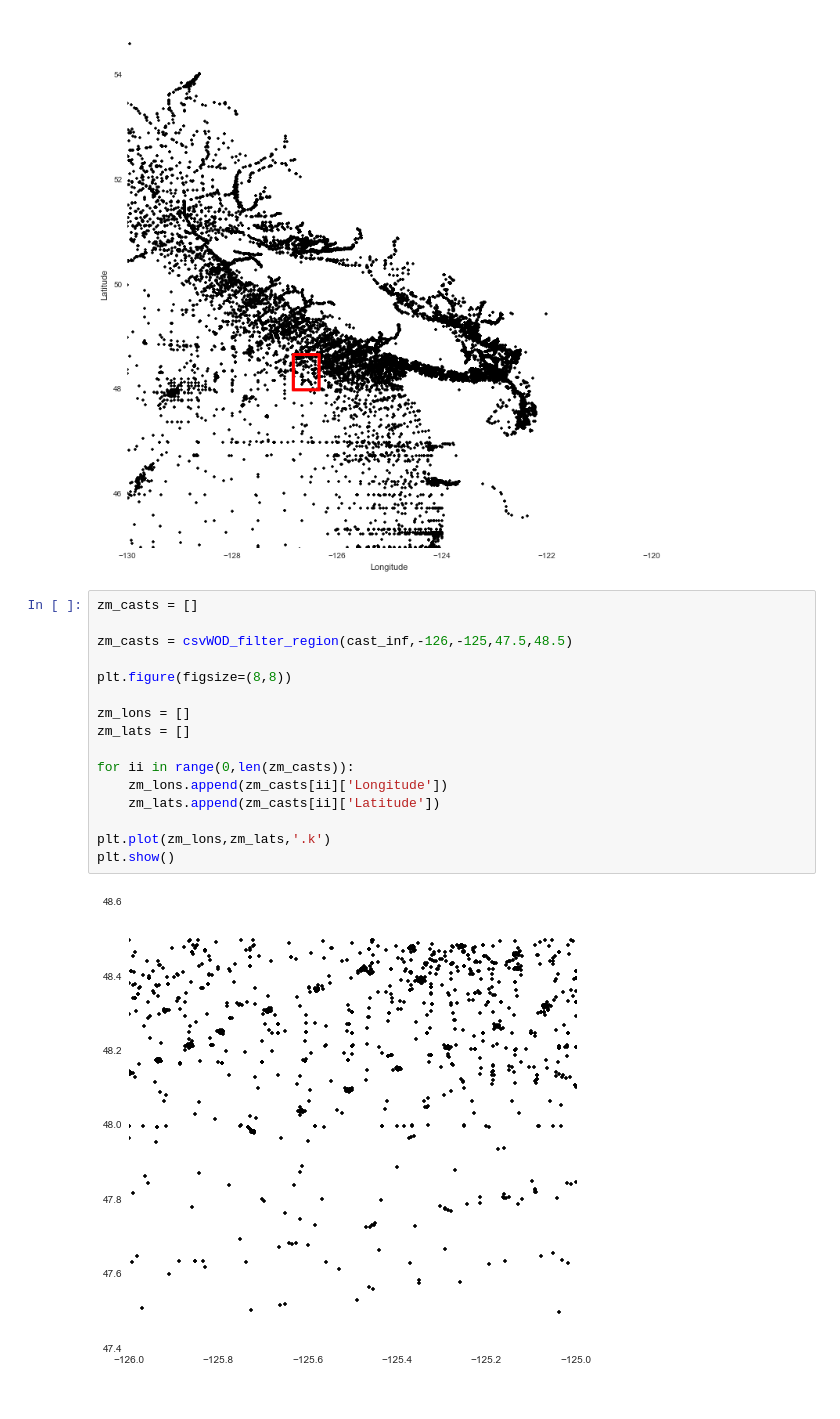
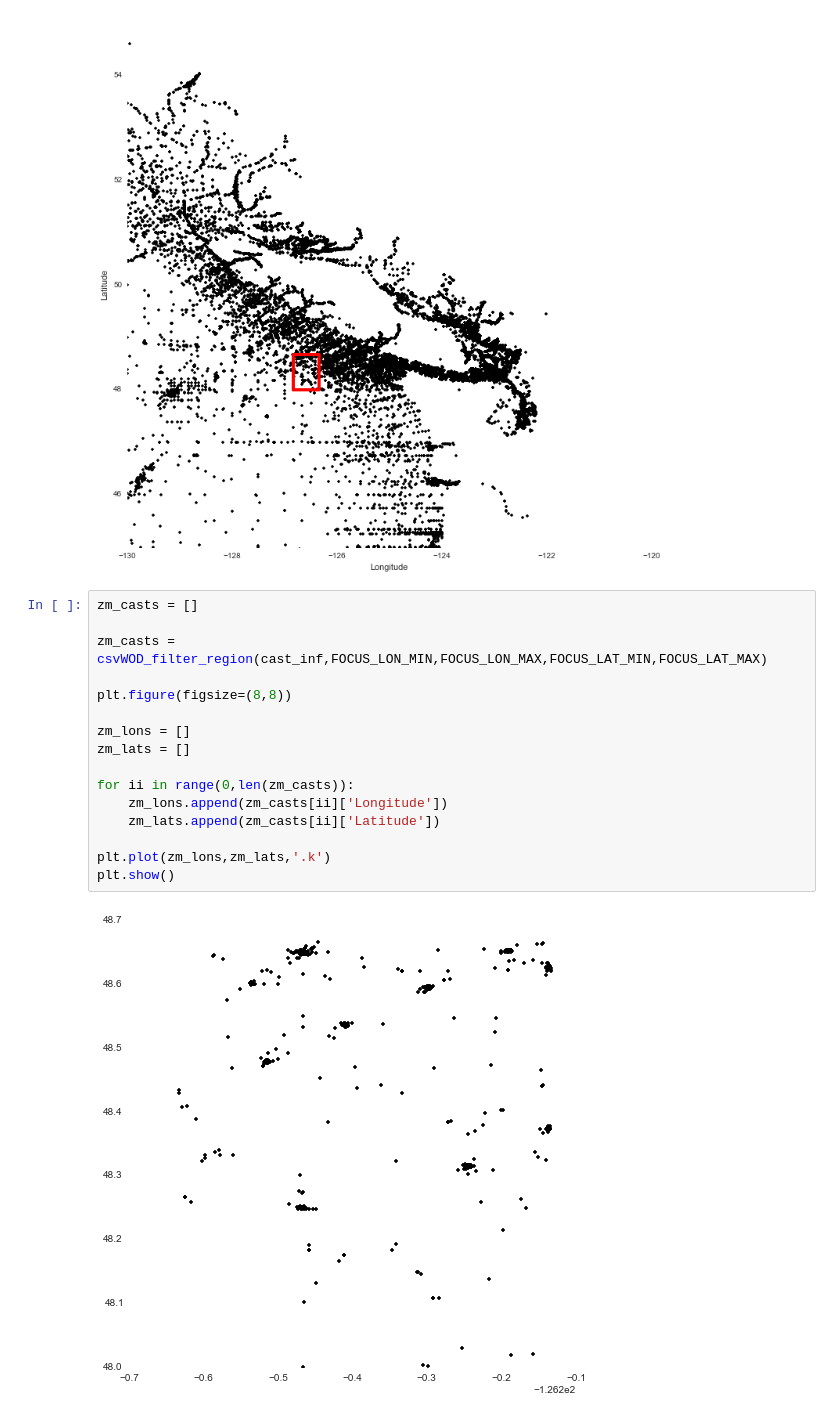
Before and after one commit to UBC-MOAD/falkor_upwelling, a Jupyter notebook: 1_Notebooks/read_NOAA.ipynb, the cells around one changed output. Saved outputs shown, nothing was run; the diff lists cells and outputs as text.

```diff
--- a/1_Notebooks/read_NOAA.ipynb
+++ b/1_Notebooks/read_NOAA.ipynb
@@ -306,21 +306,21 @@ Set([1966, 1967, 1968, 1969, 1970, 1971, 1972, 1973, 1974, 1975, 1976, 1977, 197
 # %%
 zm_casts = []
 
-zm_casts = csvWOD_filter_region(cast_inf,-126,-125,47.5,48.5)
+zm_casts = csvWOD_filter_region(cast_inf,FOCUS_LON_MIN,FOCUS_LON_MAX,FOCUS_LAT_MIN,FOCUS_LAT_MAX)
 
 plt.figure(figsize=(8,8))
 
 zm_lons = []
 zm_lats = []
 
 for ii in range(0,len(zm_casts)):
     zm_lons.append(zm_casts[ii]['Longitude'])
     zm_lats.append(zm_casts[ii]['Latitude'])
 
 plt.plot(zm_lons,zm_lats,'.k')
 plt.show()
 # %% [output]
-[figure, old version]
+[figure, new version]
 # %%
 mnth_fracs = []
 
```
Also changed, not shown: parts of 2 cells of this notebook.
